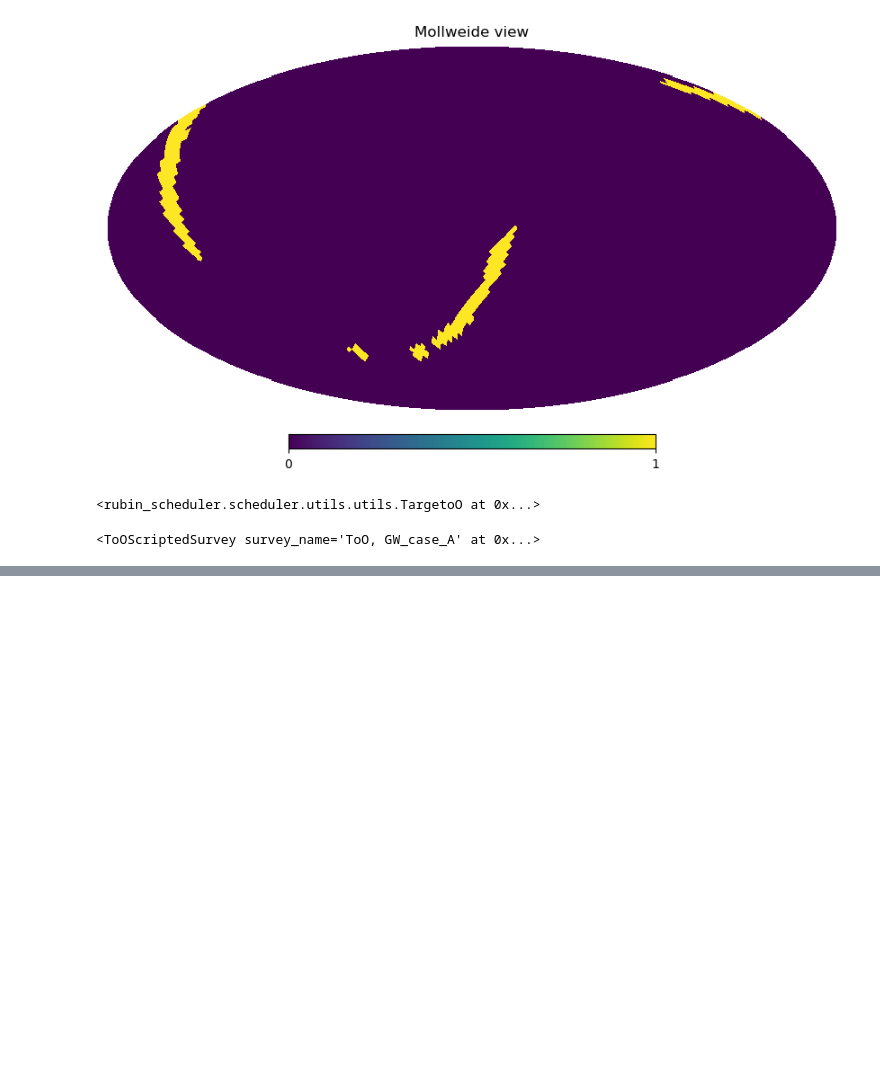
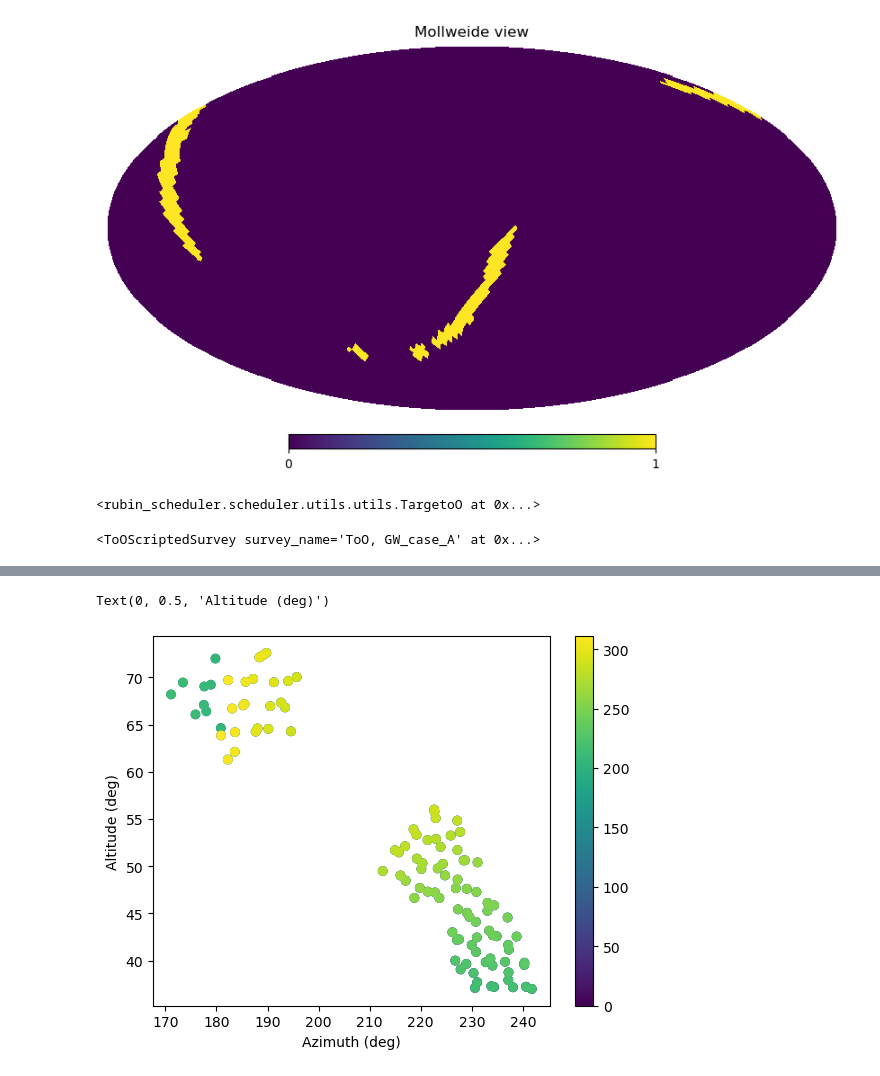
Before and after one commit to yoachim/25_scratch, a Jupyter notebook: too_large/large_too_fp.ipynb, the cells around one changed output, grey strips where cells are left out. Saved outputs shown, nothing was run; the diff lists cells and outputs as text; code cells hidden in the pictures; blank space fills up the shorter version.

```diff
--- a/too_large/large_too_fp.ipynb
+++ b/too_large/large_too_fp.ipynb
@@ -56 +93,10 @@ plt.plot(obs["RA"], obs["dec"])
+# %%
+fig, ax = plt.subplots()
+scat = ax.scatter(np.degrees(az), np.degrees(alt), c=np.arange(az.size))
+plt.colorbar(scat)
+ax.set_xlabel("Azimuth (deg)")
+ax.set_ylabel("Altitude (deg)")
+# %% [output]
+Text(0, 0.5, 'Altitude (deg)')
+[figure, added]
 # %%
```
Also changed, not shown: parts of 18 cells of this notebook, 2 other files.
